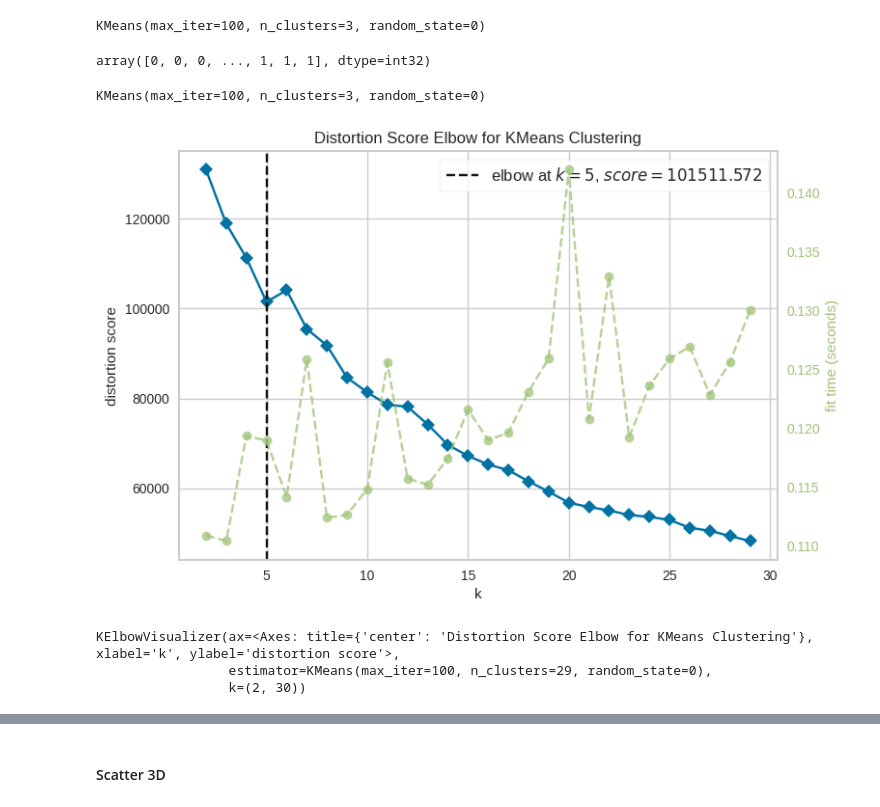
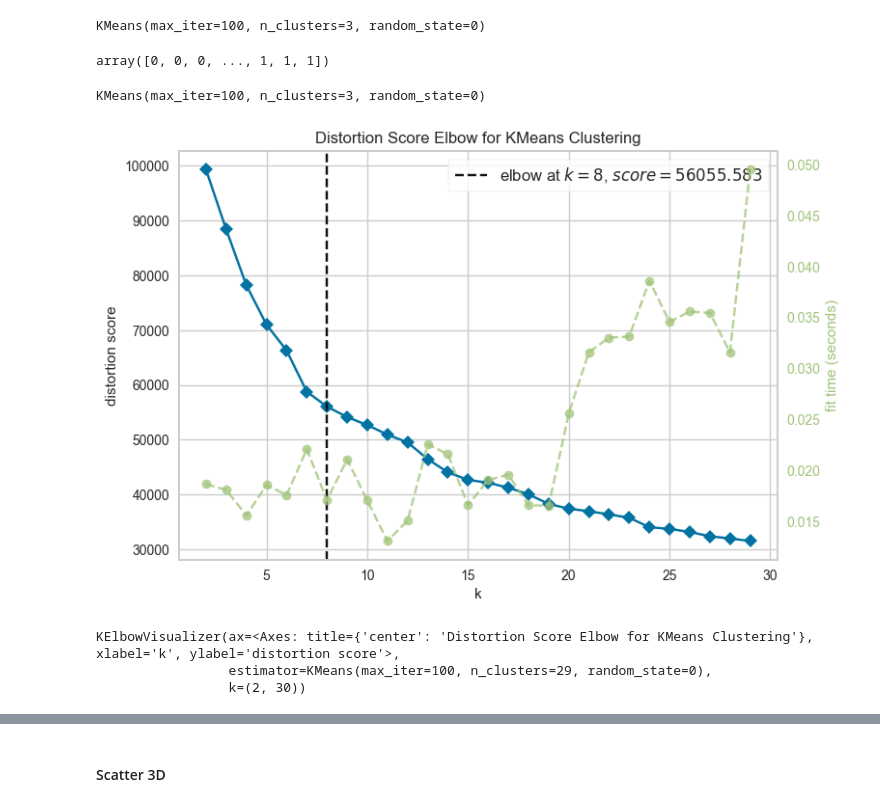
Before and after one commit to alejo-cuello/bootcamp-ds-mlops, a Jupyter notebook: 06-clustering/clustering.ipynb, the cells around one changed output, grey strips where cells are left out. Cells and saved outputs as stored; diff of their text form; code cells hidden in the pictures.

```diff
--- a/06-clustering/clustering.ipynb
+++ b/06-clustering/clustering.ipynb
@@ -82,5 +118,16 @@ data.drop(columns=["X1"], inplace=True)
 # %%
-f_data = pd.get_dummies(data)
-f_data.head(3)
+activity_order = {
+    "Lying": 0,
+    "Sitting": 1,
+    "Self Pace walk": 2,
+    "Running 3 METs": 3,
+    "Running 5 METs": 4,
+    "Running 7 METs": 5
+}
+
+data["activity_order"] = data["activity"].map(activity_order)
+data.drop(columns="activity", inplace=True)
+data_dummies = pd.get_dummies(data, drop_first=True)
+data_dummies.sample(5)
 # %% [output]
 |  | age | gender | height | weight | steps | hear_rate | calories | distance | entropy_heart | ... |
@@ -91,7 +387,8 @@ f_data.head(3)
 # %%
 std_scaler = StandardScaler()
-std_scaler.fit(f_data)
-x_data_norm = std_scaler.transform(f_data)
+std_scaler.fit(data_dummies)
+x_data_norm = std_scaler.transform(data_dummies)
 
-pd.DataFrame(x_data_norm).describe()
+x_data_norm_df = pd.DataFrame(x_data_norm, columns=data_dummies.columns, index=data_dummies.index)
+x_data_norm_df.describe().T
 # %% [output]
@@ -128,10 +447,9 @@ KMeans(max_iter=100, n_clusters=3, random_state=0)
 # %%
 pred_cl = cl_model.predict(x_data_norm)
 
-# Número de cluster:
 pred_cl
 # %% [output]
-array([0, 0, 0, ..., 1, 1, 1], dtype=int32)
+array([0, 0, 0, ..., 1, 1, 1])
 # %%
 cl_model
 # %% [output]
@@ -141,11 +457,7 @@ from copy import deepcopy
 # %%
-from yellowbrick.cluster.elbow import kelbow_visualizer
-
-cl_model2 = deepcopy(cl_model) # ojo
-
-kelbow_visualizer(cl_model2, x_data_norm, k=(2,30), locate_elbow=True)
+kelbow_visualizer(cl_model, x_data_norm, k=(2,30), locate_elbow=True)
 # %% [output]
-[figure, old version]
+[figure, new version]
 KElbowVisualizer(ax=<Axes: title={'center': 'Distortion Score Elbow for KMeans Clustering'}, xlabel='k', ylabel='distortion score'>,
                  estimator=KMeans(max_iter=100, n_clusters=29, random_state=0),
                  k=(2, 30))
```
Also changed, not shown: parts of 41 cells of this notebook, 3 other files.
